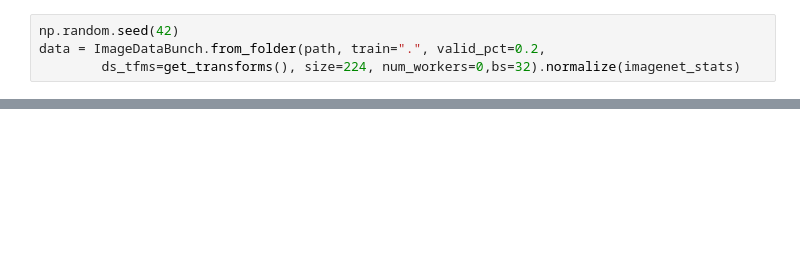
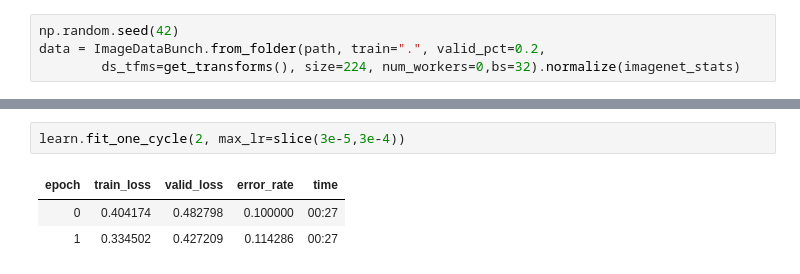
Before and after one commit to StavC/DeepLearningProjects, a Jupyter notebook: MyPokemonClassifier.ipynb, the cells around one changed output, grey strips where cells are left out. Cells and saved outputs as stored; diff of their text form; blank space fills up the shorter version.

```diff
--- a/MyPokemonClassifier.ipynb
+++ b/MyPokemonClassifier.ipynb
@@ -64,0 +82,6 @@ learn.fit_one_cycle(10)
+# %%
+learn.fit_one_cycle(2, max_lr=slice(3e-5,3e-4))
+# %% [output]
+| epoch | train_loss | valid_loss | error_rate | time |
+| 0 | 0.404174 | 0.482798 | 0.100000 | 00:27 |
+| 1 | 0.334502 | 0.427209 | 0.114286 | 00:27 |
```
Also changed, not shown: parts of 9 cells of this notebook.
